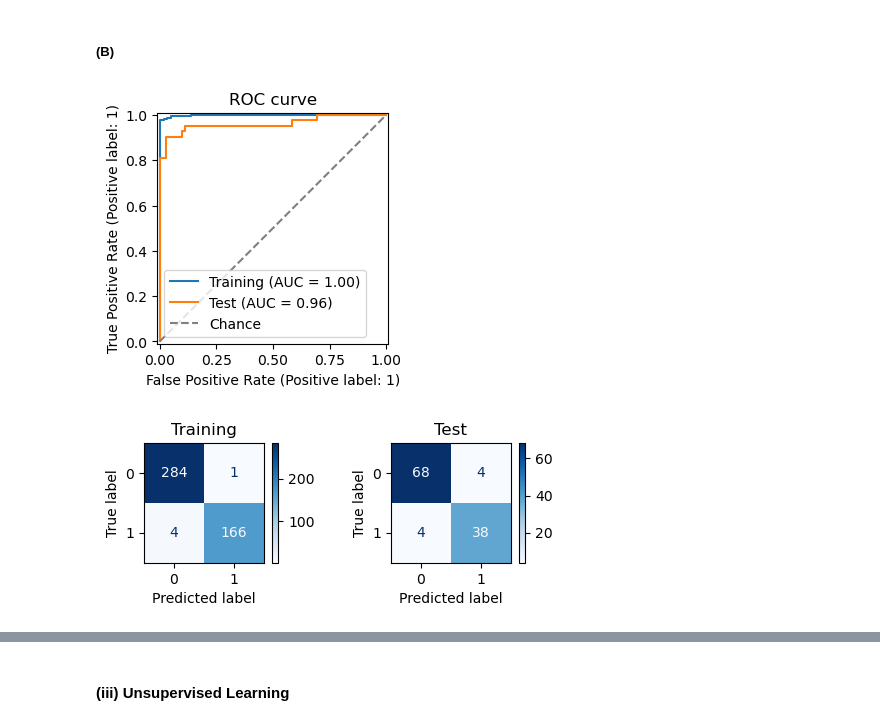
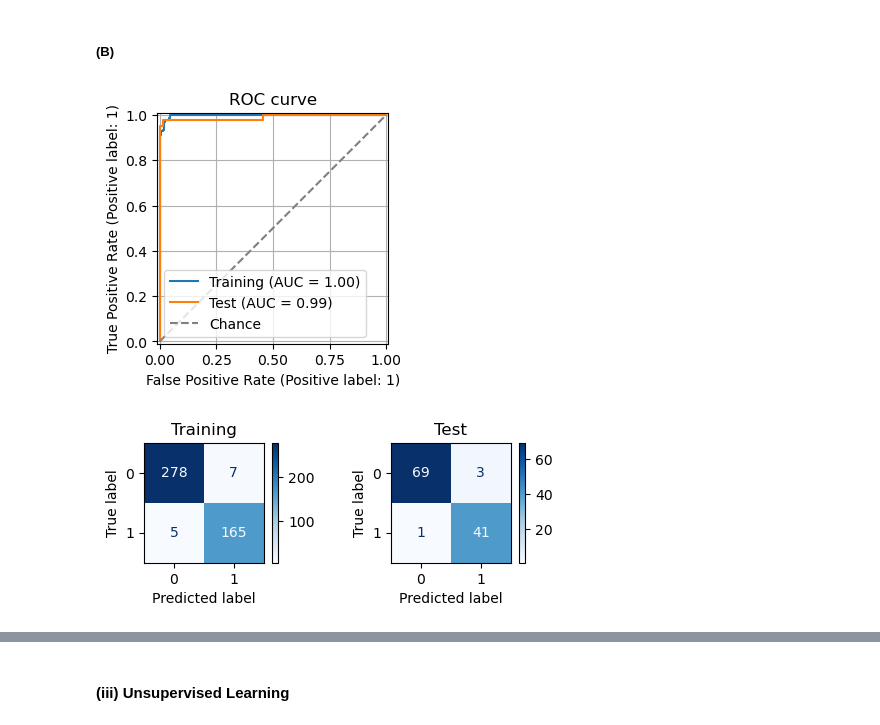
Before and after one commit to Dlyang8/DSCI_552_HW8, a Jupyter notebook: Yang_Daolong_HW8.ipynb, the cells around one changed output, grey strips where cells are left out. Drawn from its saved outputs; the diff is of its cells as text; code cells hidden in the pictures.

```diff
--- a/Yang_Daolong_HW8.ipynb
+++ b/Yang_Daolong_HW8.ipynb
@@ -129,53 +130,38 @@ sml_cv.fit(x_labeled, y_labeled)
 sml_svm_model = sml_cv.best_estimator_
 # %% [markdown]
 ##### (B)
-# %%
-length = (len(x_unlabeled))
-for i in range(length):
-    distance = sml_svm_model.decision_function(x_unlabeled)
-    position = int(np.argmax(np.abs(distance)))
-    label = x_unlabeled.index[position]
-    x_labeled = pd.concat([x_labeled, x_unlabeled.loc[[label]]])
-    y_labeled = pd.concat([y_labeled, y_unlabeled.loc[[label]]])
-    x_unlabeled = x_unlabeled.drop(label)
-    y_unlabeled = y_unlabeled.drop(label)
-    sml_svm = sklearn.svm.LinearSVC(penalty='l1', dual=False, max_iter=10000)
-    pipeline = sklearn.pipeline.Pipeline([('scaler', scalar), ('svc', sml_svm)])
-    param = {'svc__C': [0.01, 0.1, 1, 10, 100]}
-    sml_cv = sklearn.model_selection.GridSearchCV(pipeline, param, cv=5, n_jobs=-1)
-    sml_cv.fit(x_labeled, y_labeled)
-    sml_svm_model = sml_cv.best_estimator_
 # %%
 train_result, test_result = [], []
 for i in range(montecarlo):
     x_train, x_test, y_train, y_test = sklearn.model_selection.train_test_split(X, Y, test_size=0.2, stratify=Y)
-    x_lab, x_unlab, y_lab, y_unlab = sklearn.model_selection.train_test_split(
-        x_train, y_train, test_size=0.5, stratify=y_train)
-
-    sml_svm = sklearn.svm.LinearSVC(penalty='l1', dual=False, max_iter=10000)
-    pipeline = sklearn.pipeline.Pipeline([('scaler', sklearn.preprocessing.StandardScaler()), ('svc', sml_svm)])
-    param = {'svc__C': [0.01, 0.1, 1, 10, 100]}
-    sml_cv = sklearn.model_selection.GridSearchCV(pipeline, param, cv=5, n_jobs=-1)
-    sml_cv.fit(x_lab, y_lab)
-    best_C = sml_cv.best_params_['svc__C']
-    sml_svm_model = sml_cv.best_estimator_
-    length = len(x_unlab)
+    x_labeled, x_unlabeled, y_labeled, y_unlabeled = sklearn.model_selection.train_test_split(x_train, y_train, test_size=0.5, stratify=y_train)
+    sml_svm = sklearn.svm.LinearSVC(penalty='l1', dual=False, C=best_C, max_iter=10000)
+    sml_svm_model = sklearn.pipeline.Pipeline([('scaler', sklearn.preprocessing.StandardScaler()), ('svc', sml_svm)])
+    sml_svm_model.fit(x_labeled, y_labeled)
+    length = len(x_unlabeled)
     for j in range(length):
-        dist = sml_svm_model.decision_function(x_unlab)
-        idx = x_unlab.index[np.argmax(np.abs(dist))]
-        pred = sml_svm_model.predict(x_unlab.loc[[idx]])
-        x_lab = pd.concat([x_lab, x_unlab.loc[[idx]]])
-        y_lab = pd.concat([y_lab, pd.Series(pred, index=[idx])])
-        x_unlab = x_unlab.drop(idx)
+        distance = sml_svm_model.decision_function(x_unlabeled)
+        position = int(np.argmax(np.abs(distance)))
+        label = x_unlabeled.index[position]
+        pred = sml_svm_model.predict(x_unlabeled.loc[[label]])
+        x_labeled = pd.concat([x_labeled, x_unlabeled.loc[[label]]])
+        y_labeled = pd.concat([y_labeled, pd.Series(pred, index=[label])])
+        x_unlabeled = x_unlabeled.drop(label)
         sml_svm = sklearn.svm.LinearSVC(penalty='l1', dual=False, C=best_C, max_iter=10000)
         sml_svm_model = sklearn.pipeline.Pipeline([('scaler', sklearn.preprocessing.StandardScaler()), ('svc', sml_svm)])
-        sml_svm_model.fit(x_lab, y_lab)
+        sml_svm_model.fit(x_labeled, y_labeled)
     train_result.append(get_results(sml_svm_model, x_train, y_train))
     test_result.append(get_results(sml_svm_model, x_test, y_test))
     if i == 25:
-        get_roc(sml_svm_model, x_train, y_train, x_test, y_test); plt.show()
-        fig, axes = get_confusion(sml_svm_model, x_train, y_train, x_test, y_test); plt.show()
-print(pd.DataFrame(train_result).mean()); print(pd.DataFrame(test_result).mean())
+        fig, ax = get_roc(sml_svm_model, x_train, y_train, x_test, y_test)
+        ax.grid(True)
+        plt.show()
+        fig, axes = get_confusion(sml_svm_model, x_train, y_train, x_test, y_test)
+        plt.show()
+train_result = pd.DataFrame(train_result)
+test_result = pd.DataFrame(test_result)
+print(f"Train Result (mean):\n{train_result.mean()}")
+print(f"Test Result (mean):\n{test_result.mean()}")
 # %% [output]
-[figure, old version]
+[figure, new version]
-[figure, old version]
+[figure, new version]
```
Also changed, not shown: parts of 6 cells of this notebook.
